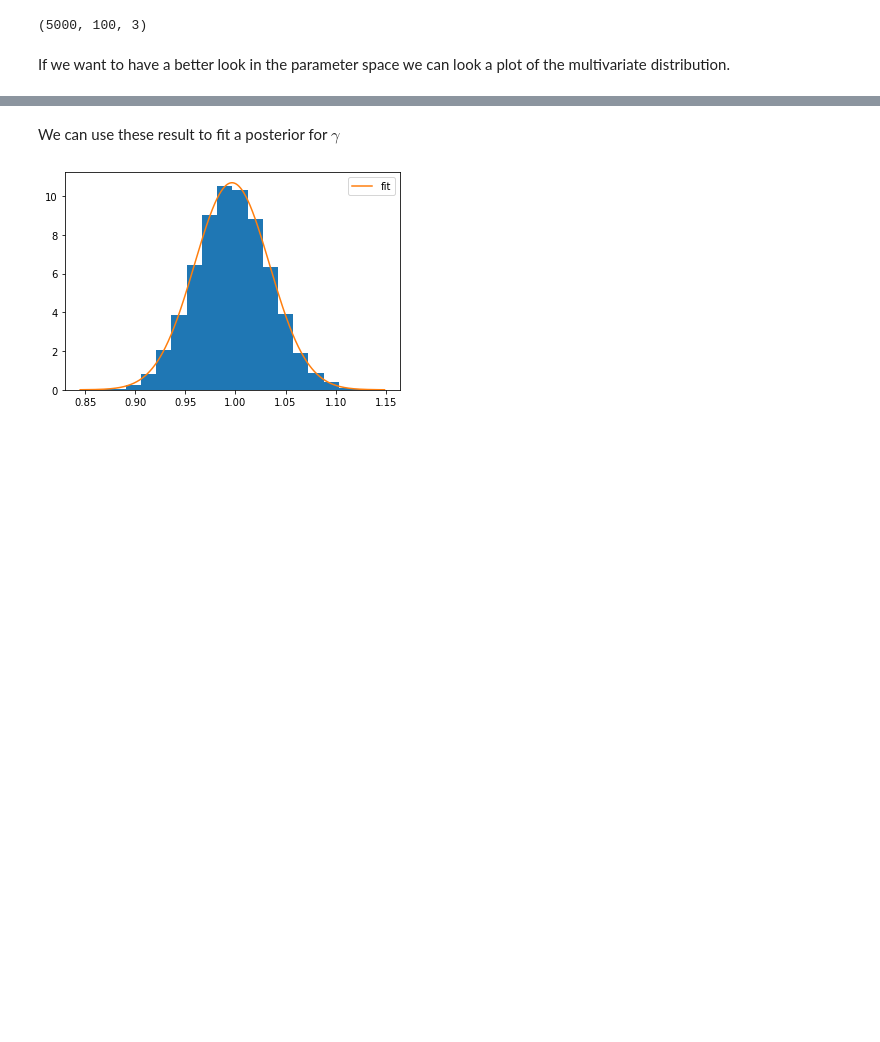
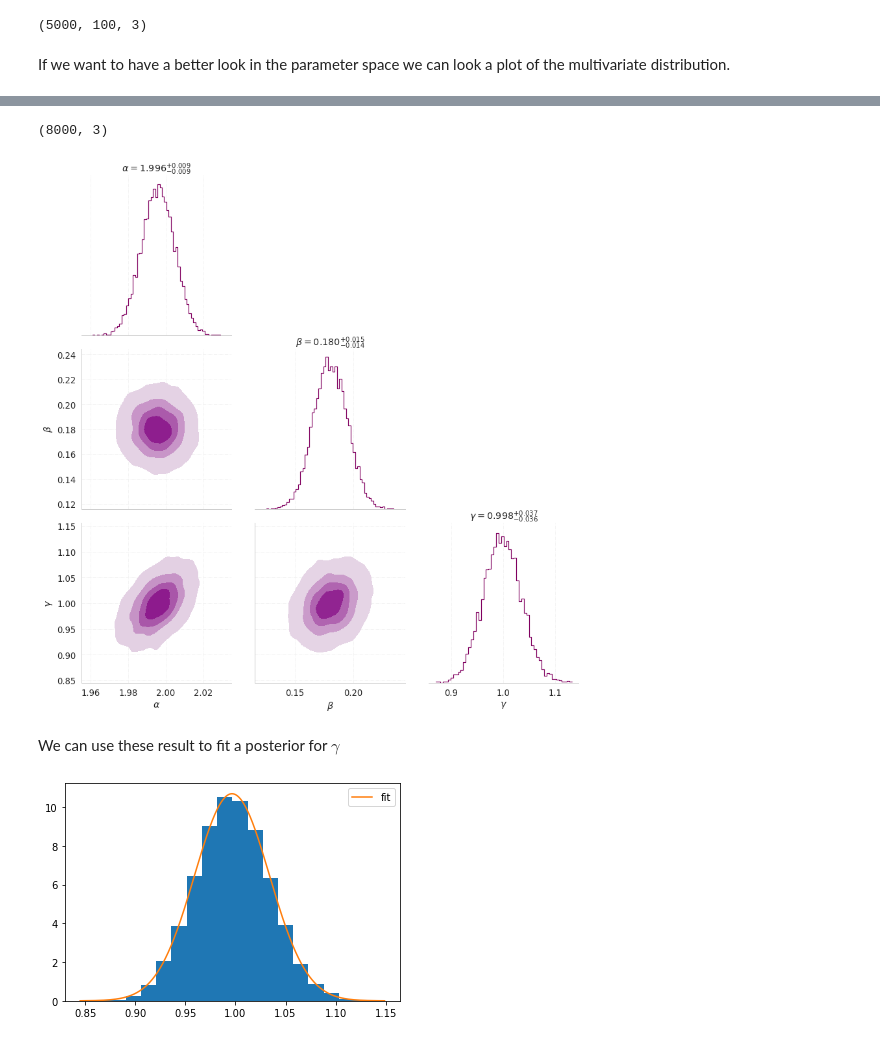
Before and after one commit to CosmoObs/legac_2022, a Jupyter notebook: Testing_Gravity_w_ERings&VelocityDispersion/notebook/Untitled.ipynb, the cells around one changed output, grey strips where cells are left out. Cells and saved outputs as stored; diff of their text form; code cells hidden in the pictures; blank space fills up the shorter version.

```diff
--- a/Testing_Gravity_w_ERings&VelocityDispersion/notebook/Untitled.ipynb
+++ b/Testing_Gravity_w_ERings&VelocityDispersion/notebook/Untitled.ipynb
@@ -302,3 +299,31 @@ fig = corner.corner(
+# %%
+flat_samples.shape
+# %% [output]
+(8000, 3)
+# %%
+sns.set_style("whitegrid", { 'grid.color': '.95', 'grid.linestyle': '-.'})
+sns.set_context("paper", font_scale=1.5)
+g = sns.PairGrid(data = pd.DataFrame(flat_samples, columns = labels), corner = True, height = 4) #,
+
+g = g.map_diag(sns.histplot, element="step", fill=False, color = "#800060")
+g = g.map_lower(sns.kdeplot,
+                fill = True,
+                levels=5,
+                #shade=True,
+                #color = "r", cmap = "Reds" #aceitavel
+                #color = '#ffcccc'
+                #cmap = "light:magenta"#
+                #cmap = "light:violet"
+                cmap = "light:purple"
+               )
+
+for i in range(len(labels)):
+    percentile =  np.percentile(flat_samples[:, i], [16, 50, 84])
+    diff = np.diff(percentile)
+    l = labels[i][:-1]  + " = {0:.3f}^{{+{1:.3f}}}_{{-{2:.3f}}}$".format(percentile[1], diff[1], diff[0])
+    g.axes[i][i].set_title(l)
+# %% [output]
+[figure, added]
 # %% [markdown]
 We can use these result to fit a posterior for $\gamma$
 # %%
```
Also changed, not shown: parts of 6 cells of this notebook.
